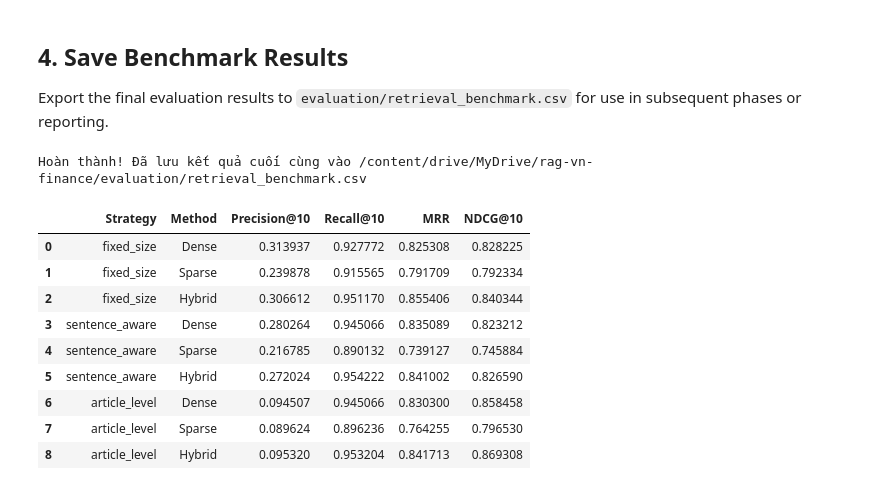
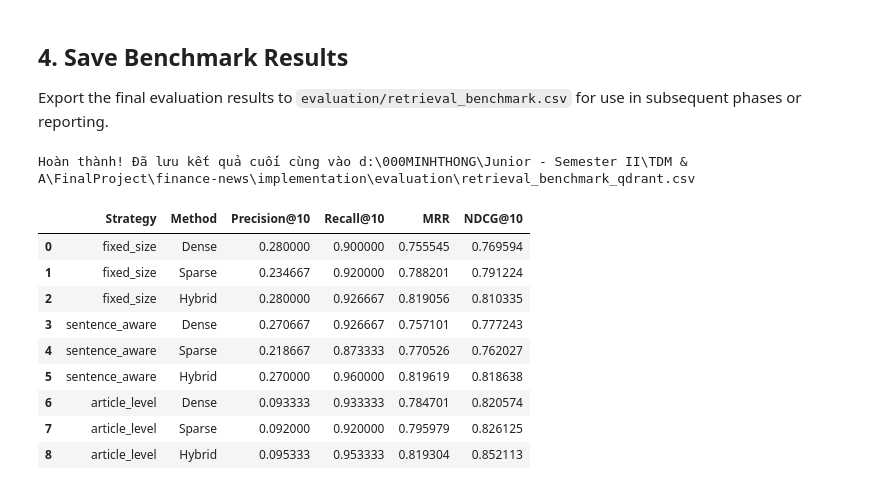
Before and after one commit to thong7d/rag-vn-finance, a Jupyter notebook: notebooks/06_retrieval_pipeline.ipynb, the cells around one changed output. Saved outputs shown, nothing was run; the diff lists cells and outputs as text; code cells hidden in the pictures.

Commit message:
feat: complete Qdrant integration, lock Gemini generation, and update slide outlines

```diff
--- a/notebooks/06_retrieval_pipeline.ipynb
+++ b/notebooks/06_retrieval_pipeline.ipynb
@@ -103,11 +99,19 @@ Loaded intfloat/multilingual-e5-large on cuda:0
 Load the synthetic QA pairs generated in Phase 5. We use the full `qa_pairs_filtered.parquet` dataset to evaluate our retrieval methods.
 # %%
 qa_dir = resolve_path(config['synthetic_qa'], 'output_dir')
-qa_path = os.path.join(qa_dir, 'qa_pairs_filtered.parquet')
+# Sử dụng REPO_ROOT để tạo đường dẫn tuyệt đối chính xác
+qa_path = os.path.join(REPO_ROOT, qa_dir, 'ground_truth_final.jsonl')
 
 if not os.path.exists(qa_path):
     raise FileNotFoundError(f"{qa_path} not found. Ensure Phase 5 is completed.")
 
-df_qa = pd.read_parquet(qa_path)
-print(f"Loaded {len(df_qa)} QA pairs for evaluation.")
+# Đọc file JSONL
+qa_list = []
+with open(qa_path, 'r', encoding='utf-8') as f:
+    for line in f:
+        if line.strip():
+            qa_list.append(json.loads(line))
+
+df_qa = pd.DataFrame(qa_list)
+print(f"Loaded {len(df_qa)} QA pairs for evaluation from ground_truth_final.jsonl.")
 # %% [output]
@@ -249,25 +284,26 @@ Hybrid     -> Precision@10: 0.0953, Recall@10: 0.9532, MRR: 0.8417, NDCG@10: 0.8
 Export the final evaluation results to `evaluation/retrieval_benchmark.csv` for use in subsequent phases or reporting.
 # %%
 if results:
+    backend = os.environ.get("VECTOR_STORE_BACKEND", "faiss").lower()
     df_results = pd.DataFrame(results)
-    eval_dir = resolve_path(config['evaluation'], 'output_dir')
+    eval_dir = os.path.join(REPO_ROOT, resolve_path(config['evaluation'], 'output_dir'))
     ensure_dir(eval_dir)
 
-    out_path = os.path.join(eval_dir, "retrieval_benchmark.csv")
+    out_path = os.path.join(eval_dir, f"retrieval_benchmark_{backend}.csv")
     df_results.to_csv(out_path, index=False)
     print(f"\nHoàn thành! Đã lưu kết quả cuối cùng vào {out_path}")
     display(df_results)
 else:
     print("No results to save. Ensure indexes and QA data are present.")
 # %% [output]
-Hoàn thành! Đã lưu kết quả cuối cùng vào /content/drive/MyDrive/rag-vn-finance/evaluation/retrieval_benchmark.csv
+Hoàn thành! Đã lưu kết quả cuối cùng vào d:\000MINHTHONG\Junior - Semester II\TDM & A\FinalProject\finance-news\implementation\evaluation\retrieval_benchmark_qdrant.csv
 |  | Strategy | Method | Precision@10 | Recall@10 | MRR | NDCG@10 |
-| 0 | fixed_size | Dense | 0.313937 | 0.927772 | 0.825308 | 0.828225 |
-| 1 | fixed_size | Sparse | 0.239878 | 0.915565 | 0.791709 | 0.792334 |
-| 2 | fixed_size | Hybrid | 0.306612 | 0.951170 | 0.855406 | 0.840344 |
-| 3 | sentence_aware | Dense | 0.280264 | 0.945066 | 0.835089 | 0.823212 |
-| 4 | sentence_aware | Sparse | 0.216785 | 0.890132 | 0.739127 | 0.745884 |
-| 5 | sentence_aware | Hybrid | 0.272024 | 0.954222 | 0.841002 | 0.826590 |
-| 6 | article_level | Dense | 0.094507 | 0.945066 | 0.830300 | 0.858458 |
-| 7 | article_level | Sparse | 0.089624 | 0.896236 | 0.764255 | 0.796530 |
-| 8 | article_level | Hybrid | 0.095320 | 0.953204 | 0.841713 | 0.869308 |
+| 0 | fixed_size | Dense | 0.280000 | 0.900000 | 0.755545 | 0.769594 |
+| 1 | fixed_size | Sparse | 0.234667 | 0.920000 | 0.788201 | 0.791224 |
+| 2 | fixed_size | Hybrid | 0.280000 | 0.926667 | 0.819056 | 0.810335 |
+| 3 | sentence_aware | Dense | 0.270667 | 0.926667 | 0.757101 | 0.777243 |
+| 4 | sentence_aware | Sparse | 0.218667 | 0.873333 | 0.770526 | 0.762027 |
+| 5 | sentence_aware | Hybrid | 0.270000 | 0.960000 | 0.819619 | 0.818638 |
+| 6 | article_level | Dense | 0.093333 | 0.933333 | 0.784701 | 0.820574 |
+| 7 | article_level | Sparse | 0.092000 | 0.920000 | 0.795979 | 0.826125 |
+| 8 | article_level | Hybrid | 0.095333 | 0.953333 | 0.819304 | 0.852113 |
```
Also changed, not shown: parts of 5 cells of this notebook, 23 other files.
